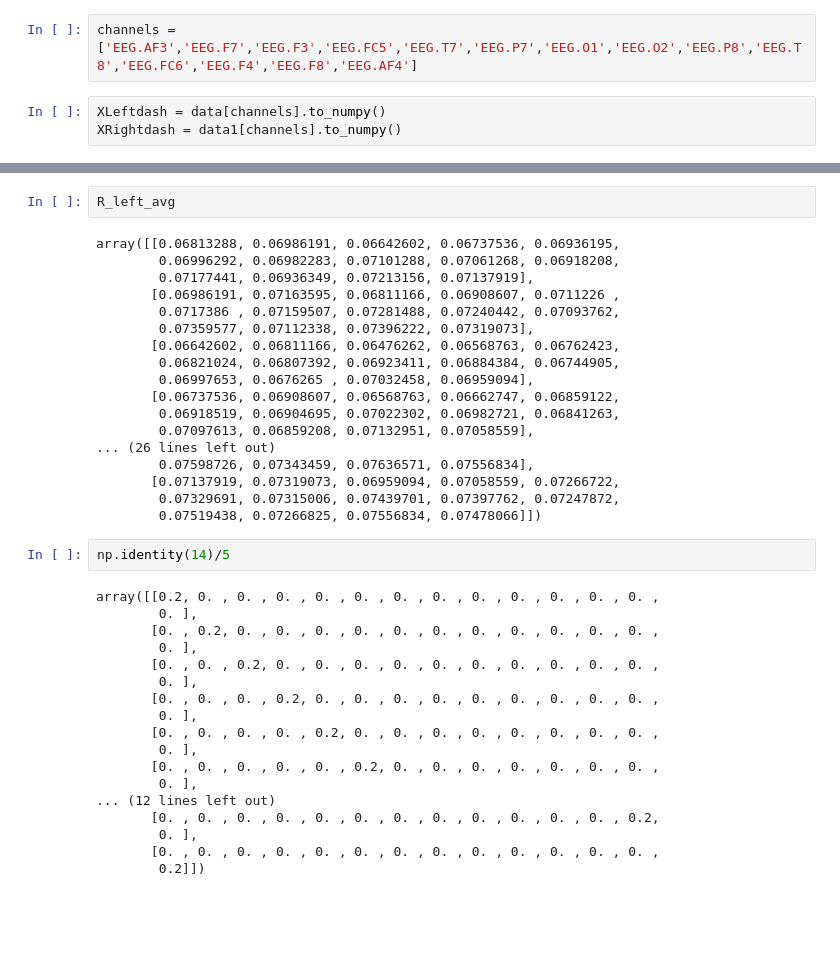
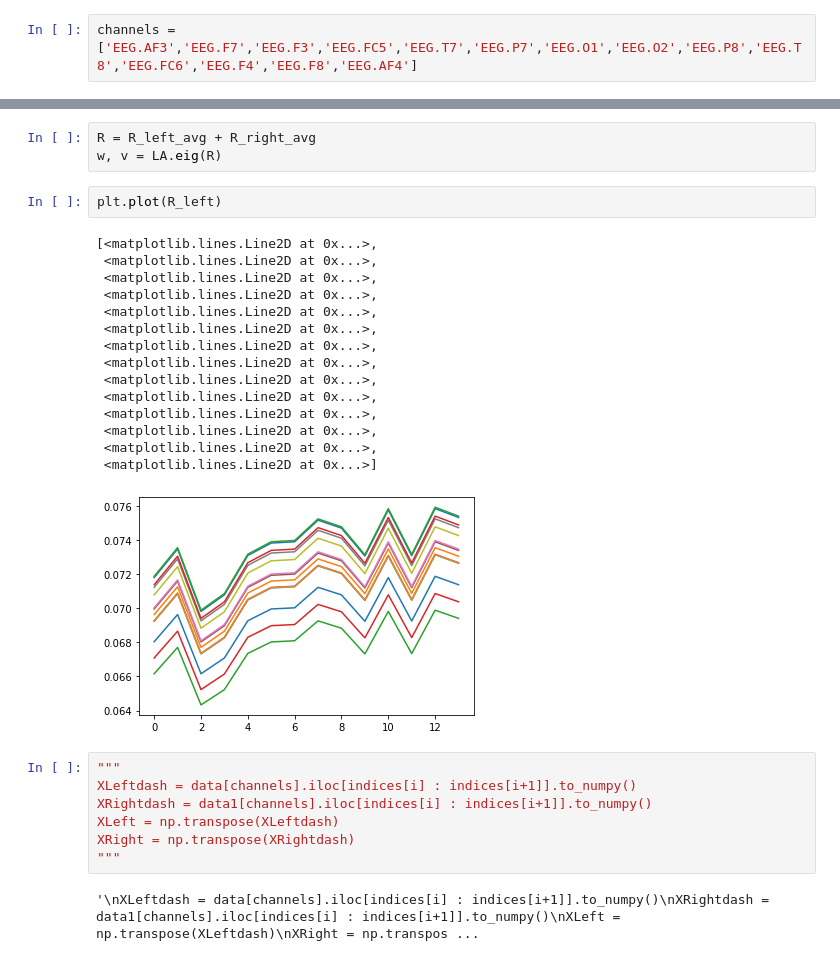
Before and after one commit to DigvijaySinghParmar/professorX, a Jupyter notebook: prototype/CSP trials.ipynb, the cells around one changed output, grey strips where cells are left out. Drawn from its saved outputs; the diff is of its cells as text; blank space fills up the shorter version.

```diff
--- a/prototype/CSP trials.ipynb
+++ b/prototype/CSP trials.ipynb
@@ -22,5 +15,2 @@ data1.head()
 # %%
 channels = ['EEG.AF3','EEG.F7','EEG.F3','EEG.FC5','EEG.T7','EEG.P7','EEG.O1','EEG.O2','EEG.P8','EEG.T8','EEG.FC6','EEG.F4','EEG.F8','EEG.AF4']
-# %%
-XLeftdash = data[channels].to_numpy()
-XRightdash = data1[channels].to_numpy()
@@ -110,40 +35,30 @@ array([[0.34066442, 0.34930957, 0.33213011, 0.33687682, 0.34680975,
-# %%
-R_left_avg
-# %% [output]
-array([[0.06813288, 0.06986191, 0.06642602, 0.06737536, 0.06936195,
-        0.06996292, 0.06982283, 0.07101288, 0.07061268, 0.06918208,
-        0.07177441, 0.06936349, 0.07213156, 0.07137919],
-       [0.06986191, 0.07163595, 0.06811166, 0.06908607, 0.0711226 ,
-        0.0717386 , 0.07159507, 0.07281488, 0.07240442, 0.07093762,
-        0.07359577, 0.07112338, 0.07396222, 0.07319073],
-       [0.06642602, 0.06811166, 0.06476262, 0.06568763, 0.06762423,
-        0.06821024, 0.06807392, 0.06923411, 0.06884384, 0.06744905,
-        0.06997653, 0.0676265 , 0.07032458, 0.06959094],
-       [0.06737536, 0.06908607, 0.06568763, 0.06662747, 0.06859122,
-        0.06918519, 0.06904695, 0.07022302, 0.06982721, 0.06841263,
-        0.07097613, 0.06859208, 0.07132951, 0.07058559],
-... (26 lines left out)
-        0.07598726, 0.07343459, 0.07636571, 0.07556834],
-       [0.07137919, 0.07319073, 0.06959094, 0.07058559, 0.07266722,
-        0.07329691, 0.07315006, 0.07439701, 0.07397762, 0.07247872,
-        0.07519438, 0.07266825, 0.07556834, 0.07478066]])
-# %%
-np.identity(14)/5
-# %% [output]
-array([[0.2, 0. , 0. , 0. , 0. , 0. , 0. , 0. , 0. , 0. , 0. , 0. , 0. ,
-        0. ],
-       [0. , 0.2, 0. , 0. , 0. , 0. , 0. , 0. , 0. , 0. , 0. , 0. , 0. ,
-        0. ],
-       [0. , 0. , 0.2, 0. , 0. , 0. , 0. , 0. , 0. , 0. , 0. , 0. , 0. ,
-        0. ],
-       [0. , 0. , 0. , 0.2, 0. , 0. , 0. , 0. , 0. , 0. , 0. , 0. , 0. ,
-        0. ],
-       [0. , 0. , 0. , 0. , 0.2, 0. , 0. , 0. , 0. , 0. , 0. , 0. , 0. ,
-        0. ],
-       [0. , 0. , 0. , 0. , 0. , 0.2, 0. , 0. , 0. , 0. , 0. , 0. , 0. ,
-        0. ],
-... (12 lines left out)
-       [0. , 0. , 0. , 0. , 0. , 0. , 0. , 0. , 0. , 0. , 0. , 0. , 0.2,
-        0. ],
-       [0. , 0. , 0. , 0. , 0. , 0. , 0. , 0. , 0. , 0. , 0. , 0. , 0. ,
-        0.2]])
+# %%
+R = R_left_avg + R_right_avg
+w, v = LA.eig(R)
+# %%
+plt.plot(R_left)
+# %% [output]
+[<matplotlib.lines.Line2D at 0x...>,
+ <matplotlib.lines.Line2D at 0x...>,
+ <matplotlib.lines.Line2D at 0x...>,
+ <matplotlib.lines.Line2D at 0x...>,
+ <matplotlib.lines.Line2D at 0x...>,
+ <matplotlib.lines.Line2D at 0x...>,
+ <matplotlib.lines.Line2D at 0x...>,
+ <matplotlib.lines.Line2D at 0x...>,
+ <matplotlib.lines.Line2D at 0x...>,
+ <matplotlib.lines.Line2D at 0x...>,
+ <matplotlib.lines.Line2D at 0x...>,
+ <matplotlib.lines.Line2D at 0x...>,
+ <matplotlib.lines.Line2D at 0x...>,
+ <matplotlib.lines.Line2D at 0x...>]
+[figure, added]
+# %%
+"""
+XLeftdash = data[channels].iloc[indices[i] : indices[i+1]].to_numpy()
+XRightdash = data1[channels].iloc[indices[i] : indices[i+1]].to_numpy()
+XLeft = np.transpose(XLeftdash)
+XRight = np.transpose(XRightdash)
+"""
+# %% [output]
+'\nXLeftdash = data[channels].iloc[indices[i] : indices[i+1]].to_numpy()\nXRightdash = data1[channels].iloc[indices[i] : indices[i+1]].to_numpy()\nXLeft = np.transpose(XLeftdash)\nXRight = np.transpos ...
```
Also changed, not shown: parts of 19 cells of this notebook, 5 other files.
